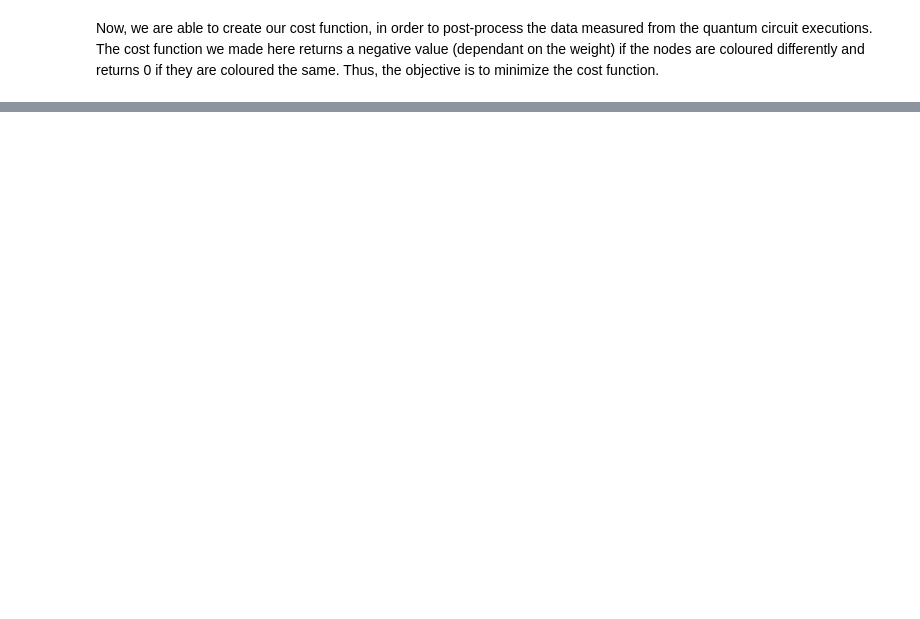
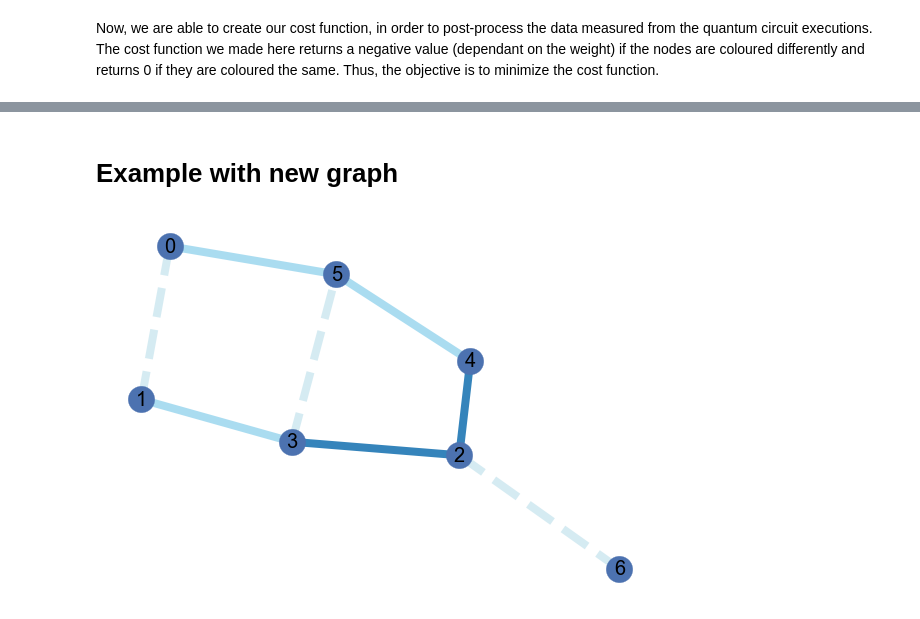
Before and after one commit to Sinestro38/Generalized-QAOA-to-solve-the-weighted-max-cut-problem, a Jupyter notebook: Weighted max-cut graph.ipynb, the cells around one changed output, grey strips where cells are left out. Saved outputs shown, nothing was run; the diff lists cells and outputs as text; code cells hidden in the pictures; blank space fills up the shorter version.

```diff
--- a/Weighted max-cut graph.ipynb
+++ b/Weighted max-cut graph.ipynb
@@ -162,0 +243,17 @@ Above you can see a histogram showing the probabilities corresponding to each bi
+# %% [markdown]
+# Example with new graph
+# %%
+"""INPUTS -- ENTER NUMBER OF NODES AND EDGE SPECIFICATIONS HERE"""
+nodes = range(7) # Insert the number of nodes on your graph in the range function
+# Each edge in following array is formatted as (start_node, end_node, weight)
+E     =[(0,1,0.2), (0,5,0.5), (1,3,0.7), (2,6,0.3), (2,3,0.8), (2,4,1), (3,5,0.1), (4,5,0.5)]
+# End of input area
+
+### Visualize graph
+G = nx.Graph()
+G.add_nodes_from(nodes)
+G.add_weighted_edges_from(E)
+
+draw_networkx()
+# %% [output]
+[figure, added]
```
Also changed, not shown: parts of 15 cells of this notebook.
